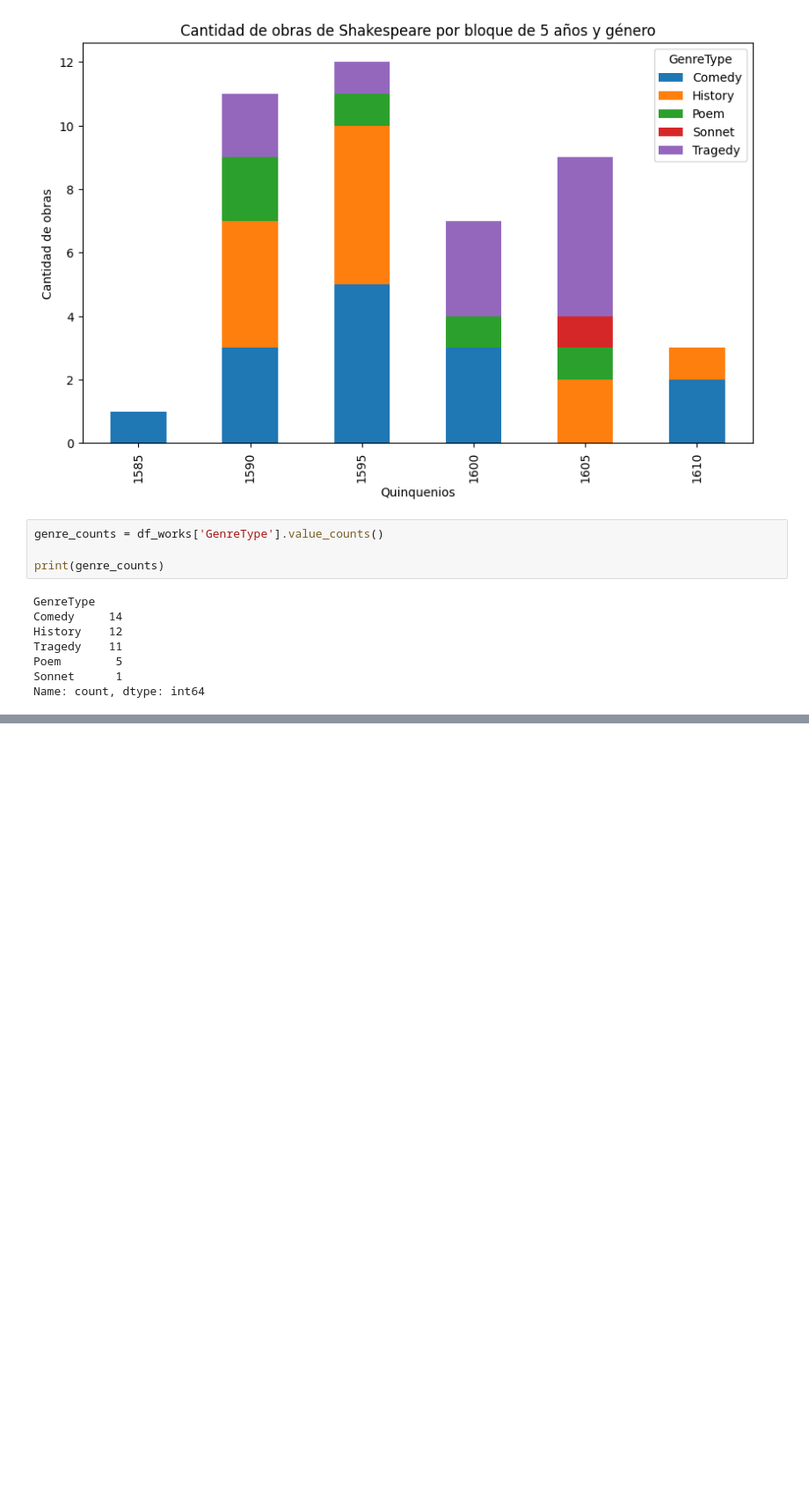
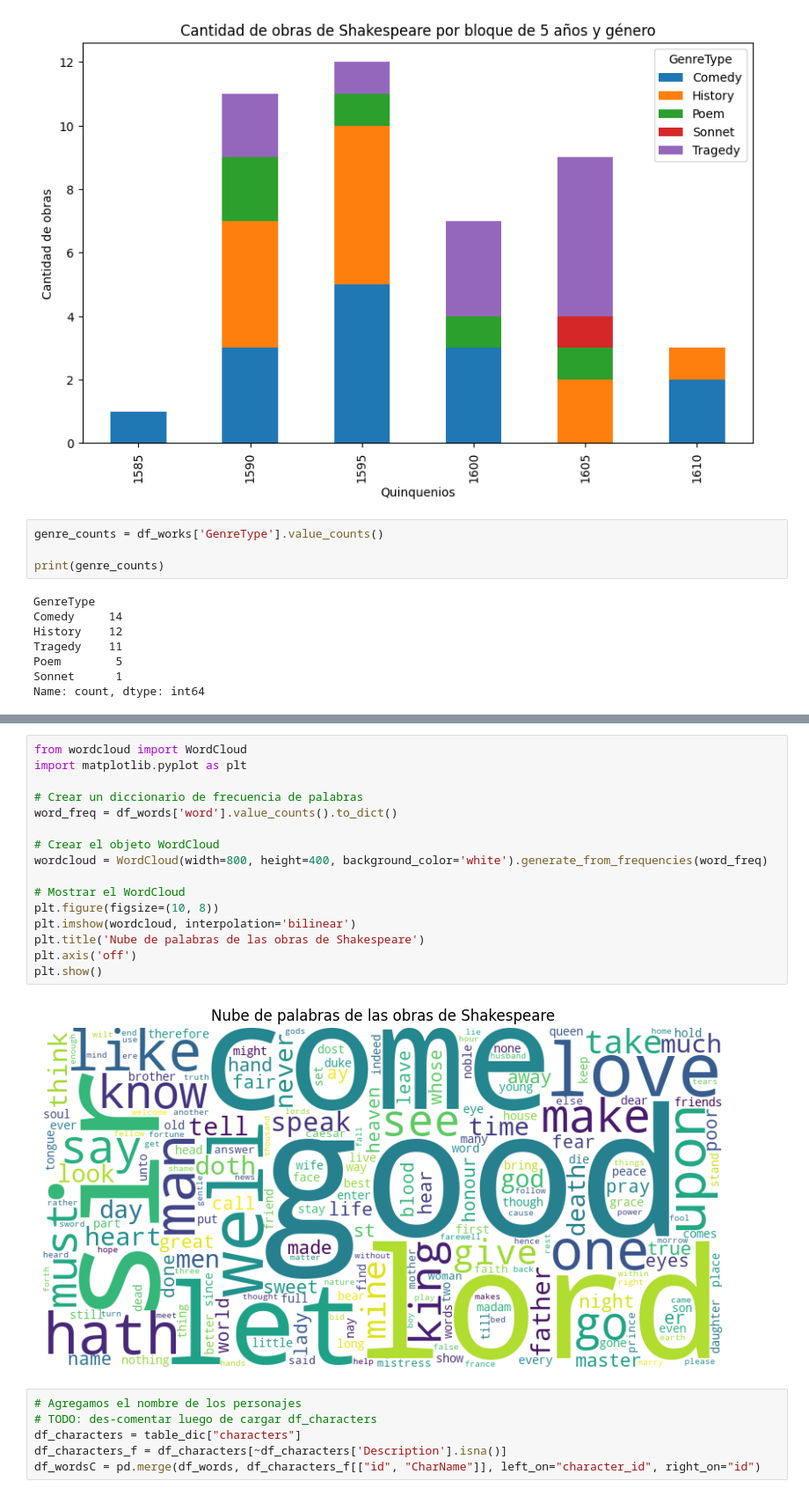
Before and after one commit to guidooooo/mcdaa-introCd, a Jupyter notebook: Tarea_1/Guido-Tarea1.ipynb, the cells around one changed output, grey strips where cells are left out. Shown at 88% size. Drawn from its saved outputs; the diff is of its cells as text; blank space fills up the shorter version.

```diff
--- a/Tarea_1/Guido-Tarea1.ipynb
+++ b/Tarea_1/Guido-Tarea1.ipynb
@@ -530,0 +754,24 @@ Name: count, dtype: int64
+# %%
+from wordcloud import WordCloud
+import matplotlib.pyplot as plt
+
+# Crear un diccionario de frecuencia de palabras
+word_freq = df_words['word'].value_counts().to_dict()
+
+# Crear el objeto WordCloud
+wordcloud = WordCloud(width=800, height=400, background_color='white').generate_from_frequencies(word_freq)
+
+# Mostrar el WordCloud
+plt.figure(figsize=(10, 8))
+plt.imshow(wordcloud, interpolation='bilinear')
+plt.title('Nube de palabras de las obras de Shakespeare')
+plt.axis('off')
+plt.show()
+# %% [output]
+[figure, added]
+# %%
+# Agregamos el nombre de los personajes
+# TODO: des-comentar luego de cargar df_characters
+df_characters = table_dic["characters"]
+df_characters_f = df_characters[~df_characters['Description'].isna()]
+df_wordsC = pd.merge(df_words, df_characters_f[["id", "CharName"]], left_on="character_id", right_on="id")
```
Also changed, not shown: parts of 17 cells of this notebook.
